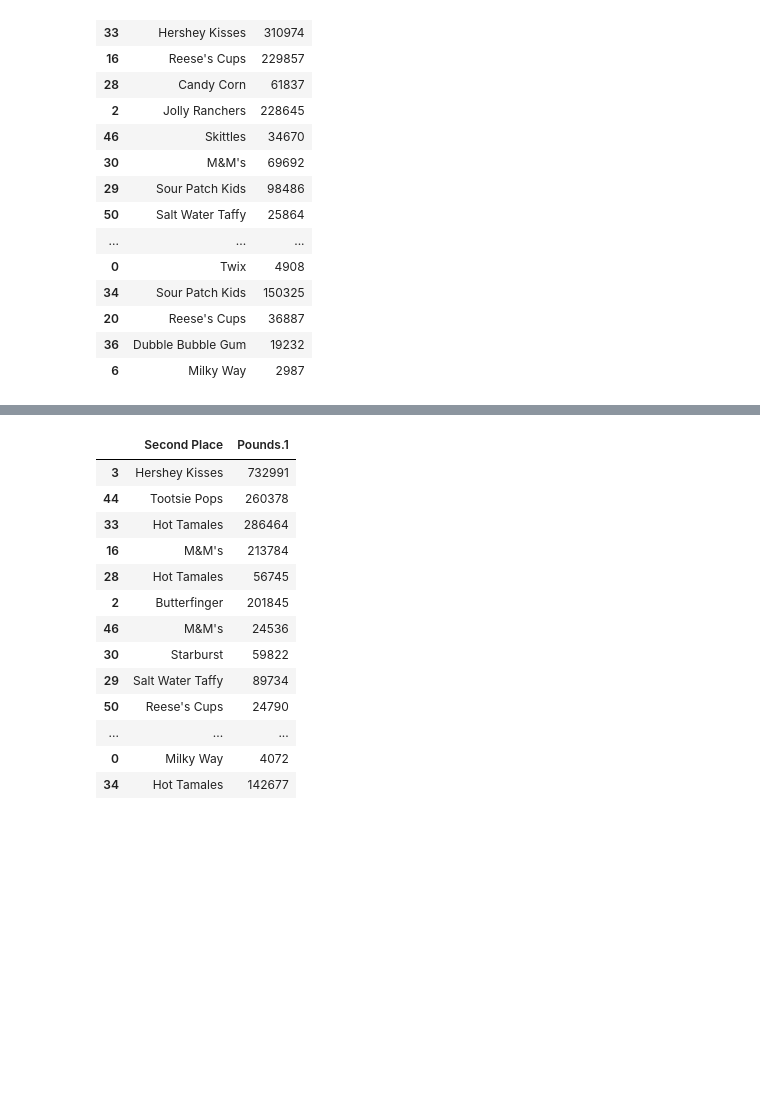
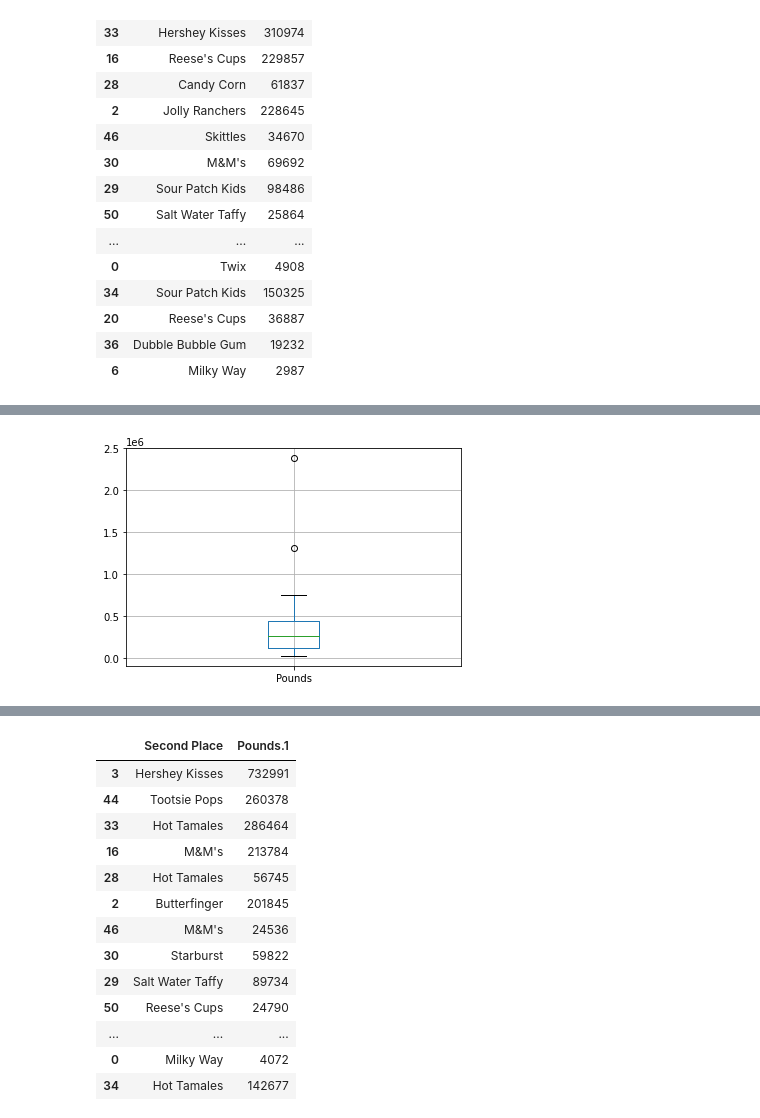
Before and after one commit to slobanwala1/candyology, a Jupyter notebook: candy data.ipynb, the cells around one changed output, grey strips where cells are left out. Saved outputs shown, nothing was run; the diff lists cells and outputs as text; code cells hidden in the pictures; blank space fills up the shorter version.

```diff
--- a/candy data.ipynb
+++ b/candy data.ipynb
@@ -248,0 +252,7 @@ topCandySales
+# %%
+#Is the sales of Skittles an outlier though?
+
+topPlaceSales.boxplot
+candyBox = topPlaceSales.boxplot(column=['Pounds'])
+# %% [output]
+[figure, added]
```
Also changed, not shown: parts of 37 cells of this notebook.
